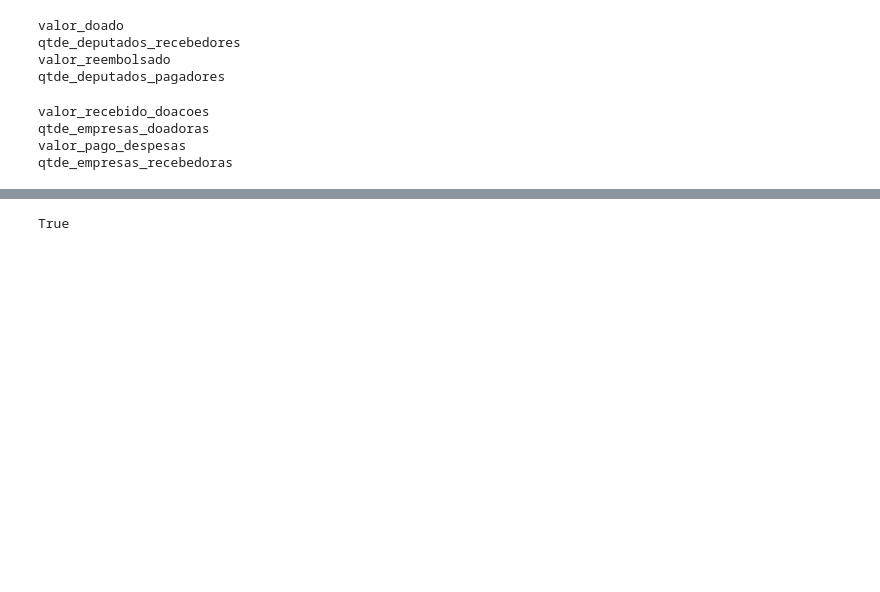
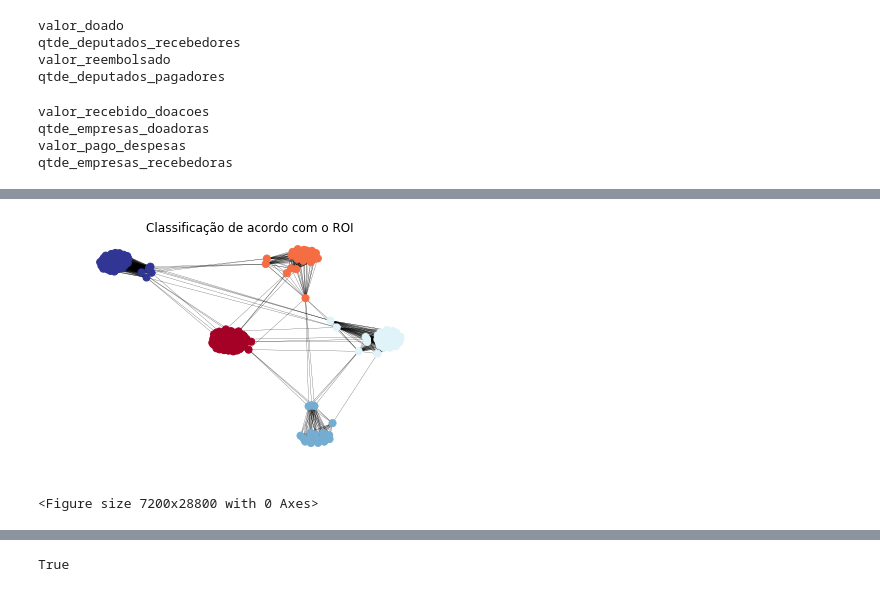
Before and after one commit to ghmc91/Analise_Gastos_Parlamentares, a Jupyter notebook: Scripts/Analise_Gastos_parlamentares.ipynb, the cells around one changed output, grey strips where cells are left out. Drawn from its saved outputs; the diff is of its cells as text; code cells hidden in the pictures; blank space fills up the shorter version.

Commit message:
Criação do grafo baseado no dataframe df_resumo_empresa_inner, agrupando por id_empresa e classificacao_roi

```diff
--- a/Scripts/Analise_Gastos_parlamentares.ipynb
+++ b/Scripts/Analise_Gastos_parlamentares.ipynb
@@ -326,5 +325,3 @@ df_ciclos_cruzados.to_csv("df_ciclos_cruzados.csv")
 42
 43
 44
-# %%
-df_vinculos_reembolsos['id_empresa'] = df_vinculos_reembolsos['id_empresa'].apply(str)
@@ -363,6 +364,22 @@ valor_doado
 qtde_deputados_recebedores
 valor_reembolsado
 qtde_deputados_pagadores
+# %%
+def comunidade(i):
+
+        if i < 50:
+            return 'Mal investmento'
+        elif i >=50 and i < 100:
+            return 'Investimento mediano'
+        elif i >= 100 and i <=500:
+            return 'Bom investimento'
+        elif i > 500 and i <=1000:
+            return 'Ótimo investimento'
+        elif i > 1000:
+            return 'Excelente investimento'
+
+
+df_resumo_empresas_inner['classificacao_roi'] = df_resumo_empresas_inner['percentual_de_retorno'].map(comunidade)
 # %%
 for i in ["valor_doado","qtde_deputados_recebedores","valor_reembolsado","qtde_deputados_pagadores"]:
     def escala(x):
@@ -423,0 +441,30 @@ df_resumo_deputados_left
+# %%
+#2.0 Gerando grafos
+#2.1 Rede representando a o retorno sobre o investimento
+import itertools as it
+G = nx.dodecahedral_graph()
+G.add_nodes_from([a for a in df_resumo_empresas_inner.index])
+for ie in set(df_resumo_empresas_inner['id_empresa']):
+    indices = df_resumo_empresas_inner[df_resumo_empresas_inner['id_empresa'] == ie].index
+    G.add_edges_from(it.product(indices, indices))
+
+for cr in set(df_resumo_empresas_inner['classificacao_roi']):
+    indices = df_resumo_empresas_inner[df_resumo_empresas_inner['classificacao_roi']==cr].index
+    G.add_edges_from(it.product(indices, indices))
+
+
+plt.title('Classificação de acordo com o ROI')
+color_mapping = {'Mal investmento': 0,
+                 'Investimento mediano':1,
+                 'Bom investimento':3,
+                 'Ótimo investimento': 4,
+                 'Excelente investimento': 5}
+
+nx.draw(G,pos = nx.fruchterman_reingold_layout(G),node_size = 50, width = 0.2,
+        node_color=df_resumo_empresas_inner['classificacao_roi'].replace(color_mapping), cmap='RdYlBu')
+plt.figure(3, figsize=(100, 400))
+plt.savefig('ROI')
+plt.show()
+# %% [output]
+[figure, added]
+<Figure size 7200x28800 with 0 Axes>
```
Also changed, not shown: parts of 11 cells of this notebook.
